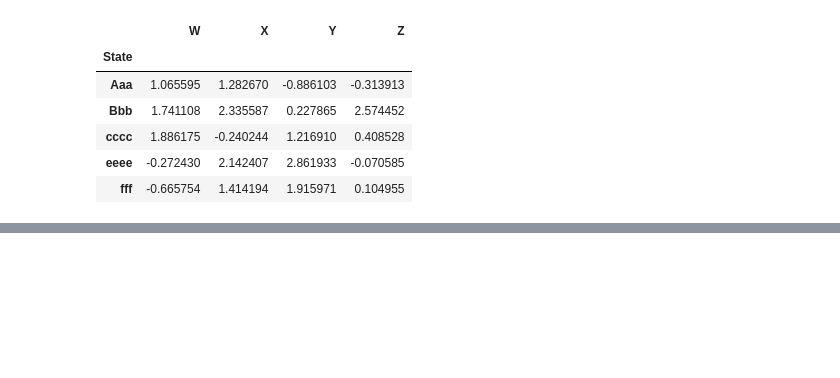
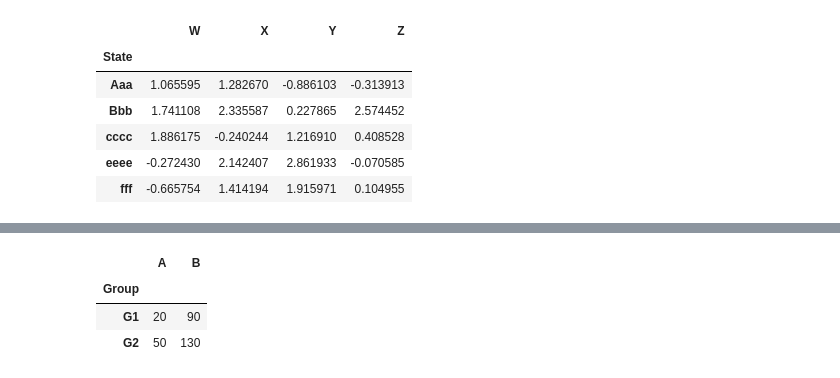
Before and after one commit to Sikander-shah007/Pandas, a Jupyter notebook: panda.ipynb, the cells around one changed output, grey strips where cells are left out. Saved outputs shown, nothing was run; the diff lists cells and outputs as text; code cells hidden in the pictures; blank space fills up the shorter version.

```diff
--- a/panda.ipynb
+++ b/panda.ipynb
@@ -324,0 +401,7 @@ df.set_index('State')
+# %%
+df.xs(2,level='Num')
+# %% [output]
+|  | A | B |
+| Group |  |  |
+| G1 | 20 | 90 |
+| G2 | 50 | 130 |
```
Also changed, not shown: parts of 12 cells of this notebook.
